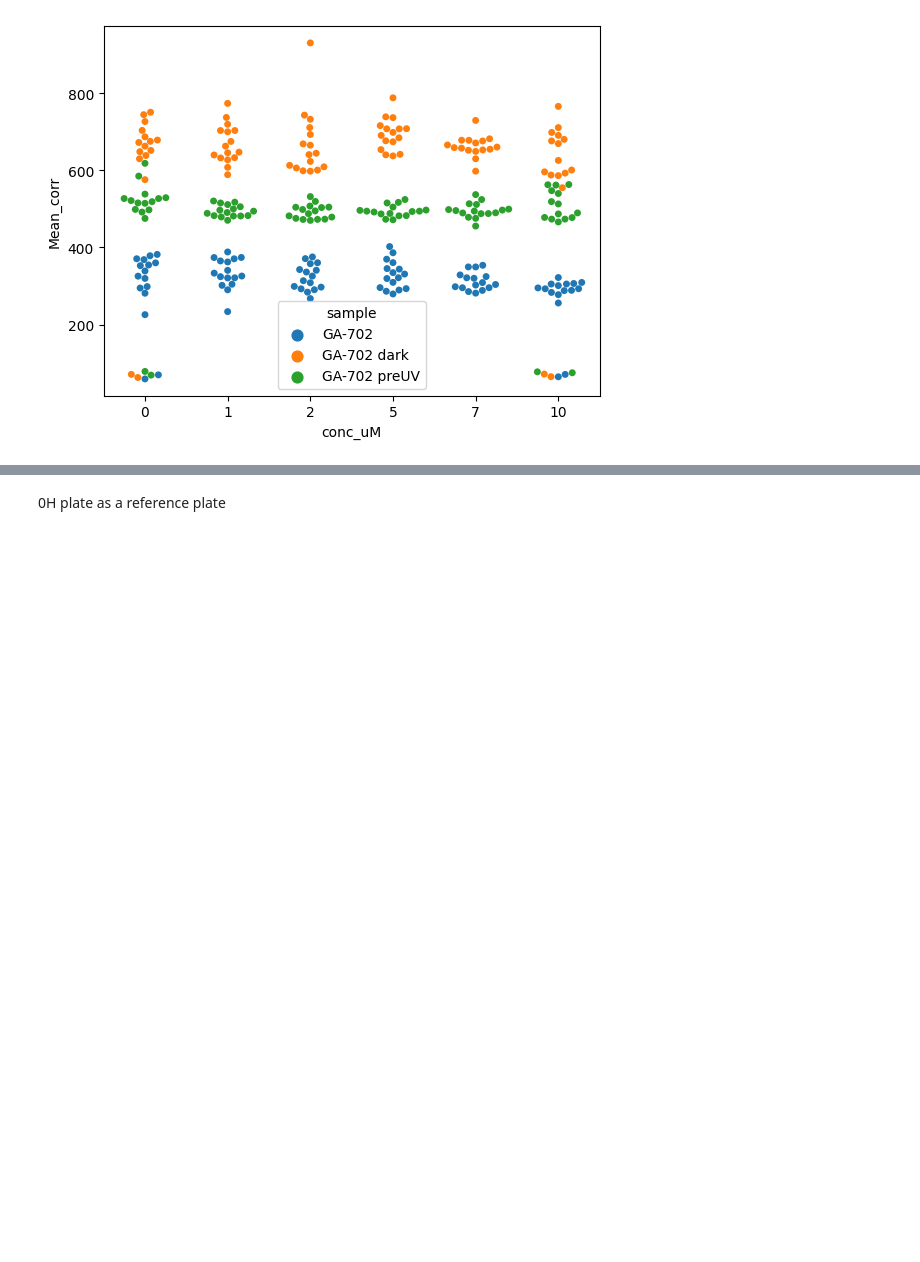
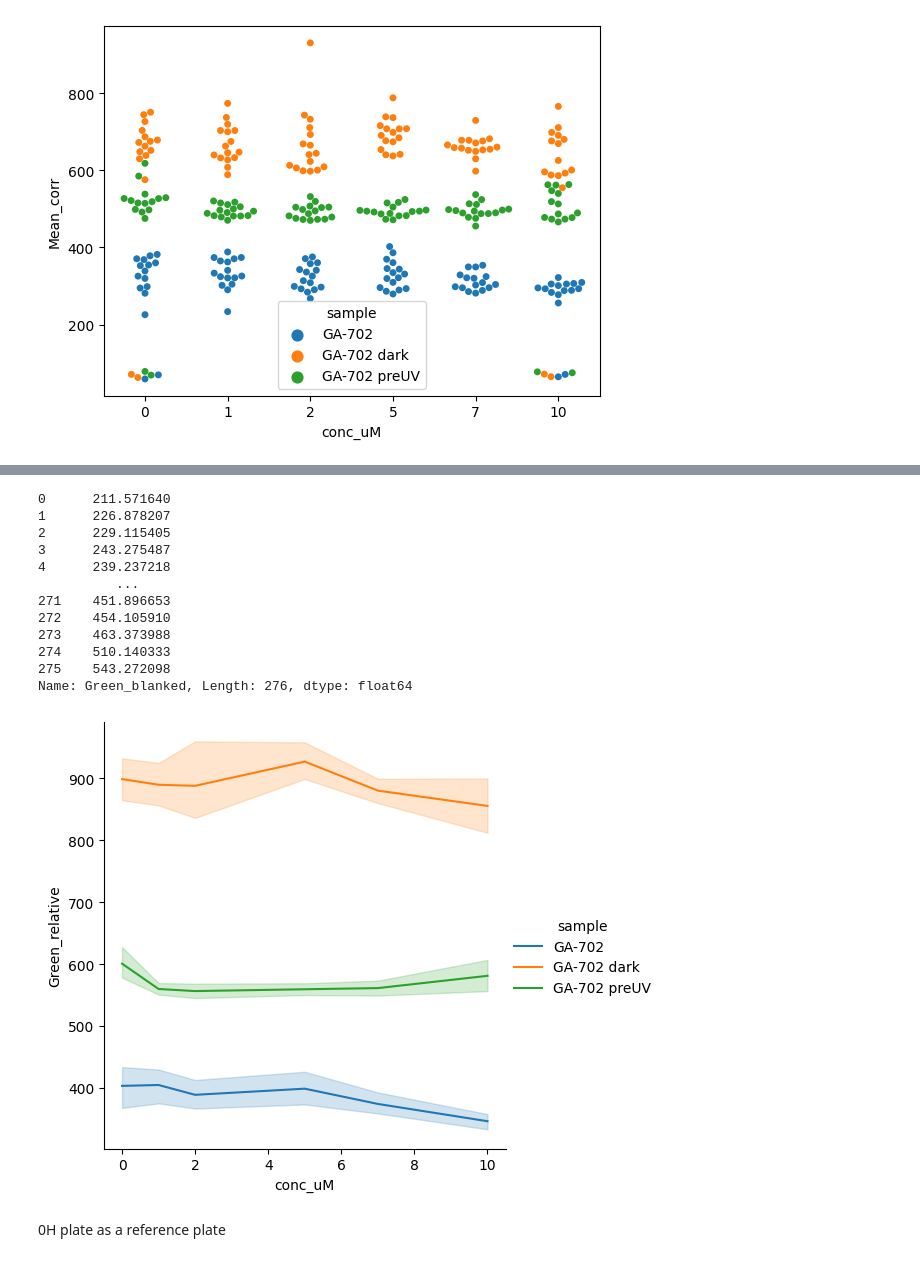
Before and after one commit to arteys/Resazurin_ChemiDoc, a Jupyter notebook: RZ_12_testing_ground_ref_plate.ipynb, the cells around one changed output, grey strips where cells are left out. Cells and saved outputs as stored; diff of their text form; code cells hidden in the pictures; blank space fills up the shorter version.

Commit message:
Now its worked fine, witn any number of images

```diff
--- a/RZ_12_testing_ground_ref_plate.ipynb
+++ b/RZ_12_testing_ground_ref_plate.ipynb
@@ -182,0 +196,25 @@ ay = sns.swarmplot(data=data_plate_corrected, x="conc_uM", y="Mean_corr", hue =
+# %%
+data_plate_with_blank_values['Green_blanked'] = data_plate_with_blank_values['Mean_corr'] - data_plate_with_blank_values['blank_mean']
+
+data_plate_wo_blank = data_plate_with_blank_values[data_plate_with_blank_values.blank == 'No'].copy() #dataframe without blank
+
+control_array = []
+
+for p in plate_list:
+    control_p = data_plate_wo_blank[(data_plate_wo_blank['control'] == 'Yes') &
+                                    (data_plate_wo_blank['FileName_RGB'] == p)].loc[:,'Green_blanked'].mean()
+
+    control_std_p = data_plate_wo_blank[(data_plate_wo_blank['control'] == 'Yes') &
+                                        (data_plate_wo_blank['FileName_RGB'] == p)].loc[:,'Green_blanked'].std()
+
+
+    ctr_array_i = [control_p, control_std_p ,p]
+
+
+    control_array.append(ctr_array_i)
+
+    control_df = pd.DataFrame(control_array, columns = ['control_mean','control_std','FileName_RGB'])
+
+print(control_df)
+
+data_plate_with_control = pd.merge(data_plate_wo_blank, control_df, on=['FileName_RGB'])
@@ -183,3 +234,23 @@ ay = sns.swarmplot(data=data_plate_corrected, x="conc_uM", y="Mean_corr", hue =
+# %%
+data_plate_with_control['Green_relative'] = data_plate_with_control['Green_blanked']/data_plate_with_control['control_mean']*100
+
+ay = sns.relplot(data=data_plate_with_control, x="conc_uM", y="Green_relative", hue = 'sample',  kind="line")
+
+print(data_plate_with_control['Green_blanked'])
+# %% [output]
+0      211.571640
+1      226.878207
+2      229.115405
+3      243.275487
+4      239.237218
+          ...
+271    451.896653
+272    454.105910
+273    463.373988
+274    510.140333
+275    543.272098
+Name: Green_blanked, Length: 276, dtype: float64
+[figure, added]
 # %% [markdown]
 0H plate as a reference plate
 # %%
```
Also changed, not shown: parts of 3 cells of this notebook, 1 other file.
